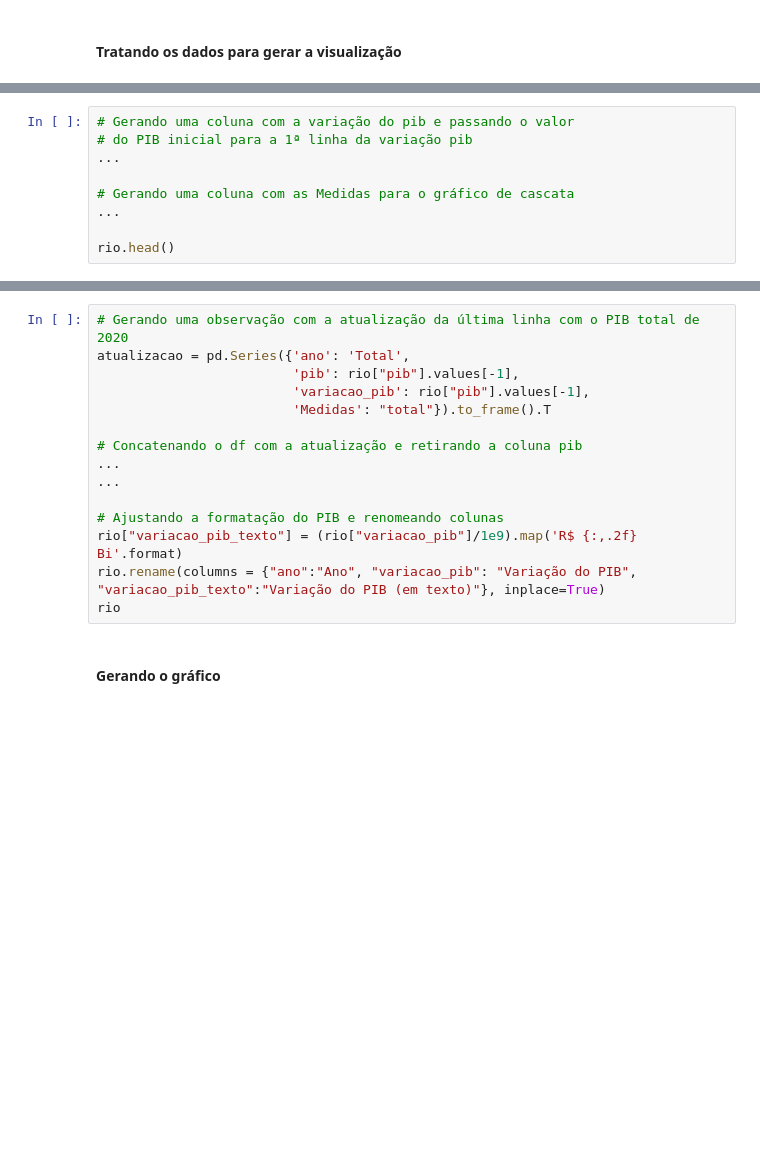
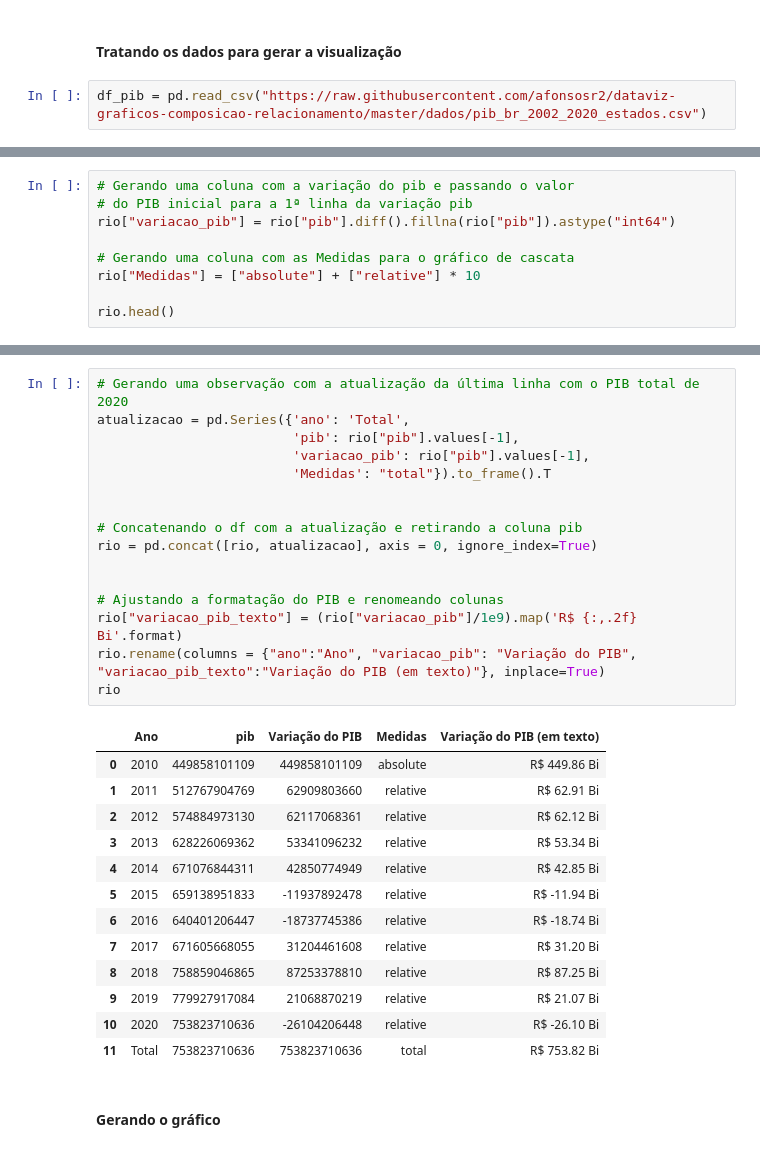
Before and after one commit to MoisesCoimbraQN/Carreira-Alura-Data-Science, a Jupyter notebook: Data_Visualization_Graficos_de_Composicao_e_Relacionamentos.ipynb, the cells around one changed output, grey strips where cells are left out. Drawn from its saved outputs; the diff is of its cells as text; blank space fills up the shorter version.

Commit message:
Grafico de cascata - variações, acréscimos e decréscimos

```diff
--- a/Data_Visualization_Graficos_de_Composicao_e_Relacionamentos.ipynb
+++ b/Data_Visualization_Graficos_de_Composicao_e_Relacionamentos.ipynb
@@ -483,5 +511,7 @@ Como sugestão, podemos analisar esses valores do seu próprio estado ou até se
 ### **Pergunta 5 -** Qual a evolução anual do PIB do estado do Rio de Janeiro entre os anos de 2010 a 2020?
 # %% [markdown]
 #### Tratando os dados para gerar a visualização
+# %%
+df_pib = pd.read_csv("https://raw.githubusercontent.com/afonsosr2/dataviz-graficos-composicao-relacionamento/master/dados/pib_br_2002_2020_estados.csv")
 # %%
 # Selecionando os dados do RJ
@@ -492,9 +535,9 @@ rio
 # %%
 # Gerando uma coluna com a variação do pib e passando o valor
 # do PIB inicial para a 1ª linha da variação pib
-...
+rio["variacao_pib"] = rio["pib"].diff().fillna(rio["pib"]).astype("int64")
 
 # Gerando uma coluna com as Medidas para o gráfico de cascata
-...
+rio["Medidas"] = ["absolute"] + ["relative"] * 10
 
 rio.head()
@@ -501,18 +551,33 @@ rio.head()
 # %%
 # Gerando uma observação com a atualização da última linha com o PIB total de 2020
 atualizacao = pd.Series({'ano': 'Total',
                          'pib': rio["pib"].values[-1],
                          'variacao_pib': rio["pib"].values[-1],
                          'Medidas': "total"}).to_frame().T
 
+
 # Concatenando o df com a atualização e retirando a coluna pib
-...
-...
+rio = pd.concat([rio, atualizacao], axis = 0, ignore_index=True)
+
 
 # Ajustando a formatação do PIB e renomeando colunas
 rio["variacao_pib_texto"] = (rio["variacao_pib"]/1e9).map('R$ {:,.2f} Bi'.format)
 rio.rename(columns = {"ano":"Ano", "variacao_pib": "Variação do PIB", "variacao_pib_texto":"Variação do PIB (em texto)"}, inplace=True)
 rio
+# %% [output]
+|  | Ano | pib | Variação do PIB | Medidas | Variação do PIB (em texto) |
+| 0 | 2010 | 449858101109 | 449858101109 | absolute | R$ 449.86 Bi |
+| 1 | 2011 | 512767904769 | 62909803660 | relative | R$ 62.91 Bi |
+| 2 | 2012 | 574884973130 | 62117068361 | relative | R$ 62.12 Bi |
+| 3 | 2013 | 628226069362 | 53341096232 | relative | R$ 53.34 Bi |
+| 4 | 2014 | 671076844311 | 42850774949 | relative | R$ 42.85 Bi |
+| 5 | 2015 | 659138951833 | -11937892478 | relative | R$ -11.94 Bi |
+| 6 | 2016 | 640401206447 | -18737745386 | relative | R$ -18.74 Bi |
+| 7 | 2017 | 671605668055 | 31204461608 | relative | R$ 31.20 Bi |
+| 8 | 2018 | 758859046865 | 87253378810 | relative | R$ 87.25 Bi |
+| 9 | 2019 | 779927917084 | 21068870219 | relative | R$ 21.07 Bi |
+| 10 | 2020 | 753823710636 | -26104206448 | relative | R$ -26.10 Bi |
+| 11 | Total | 753823710636 | 753823710636 | total | R$ 753.82 Bi |
 # %% [markdown]
 #### Gerando o gráfico
 # %%
```
Also changed, not shown: parts of 10 cells of this notebook.
